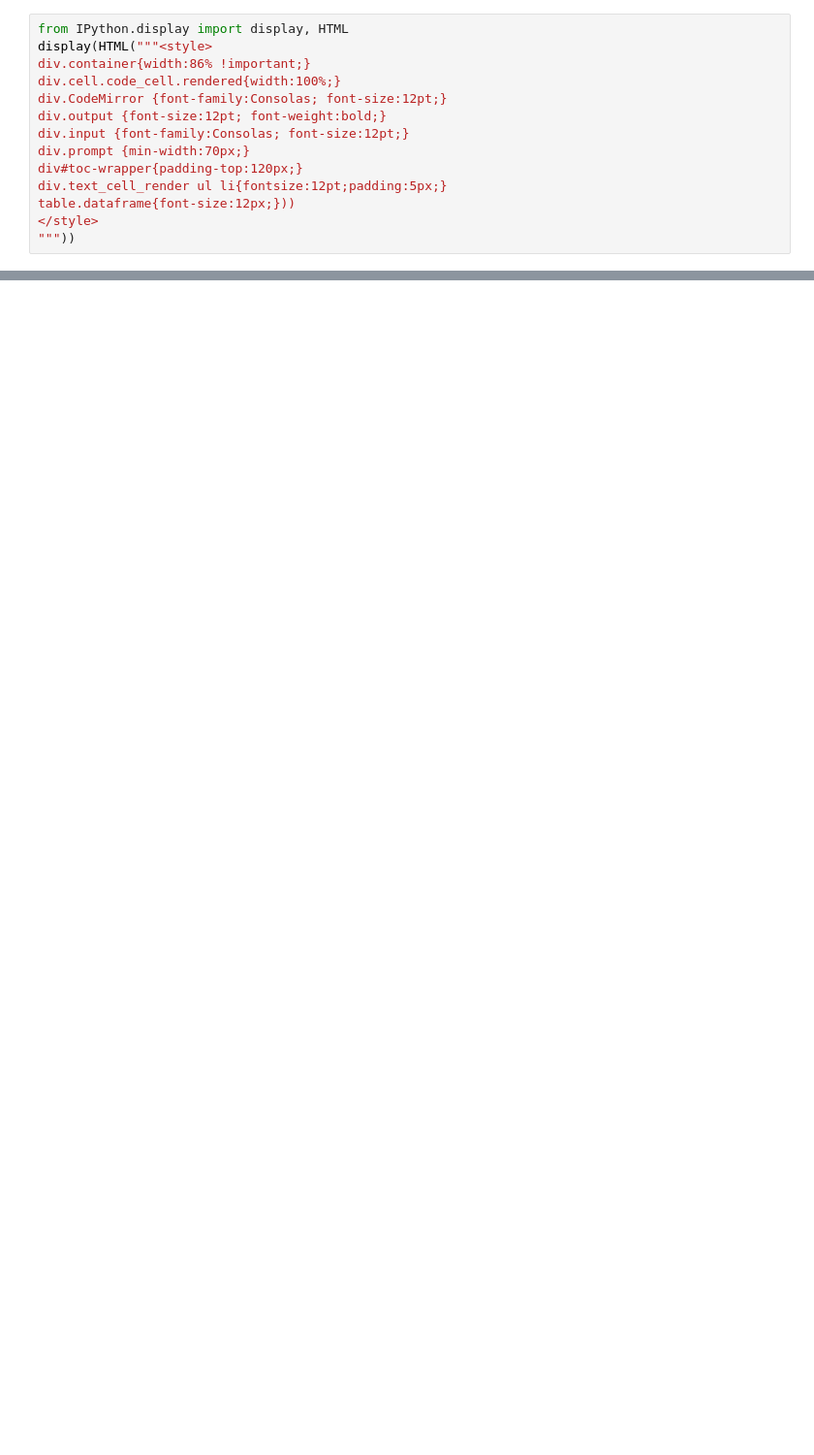
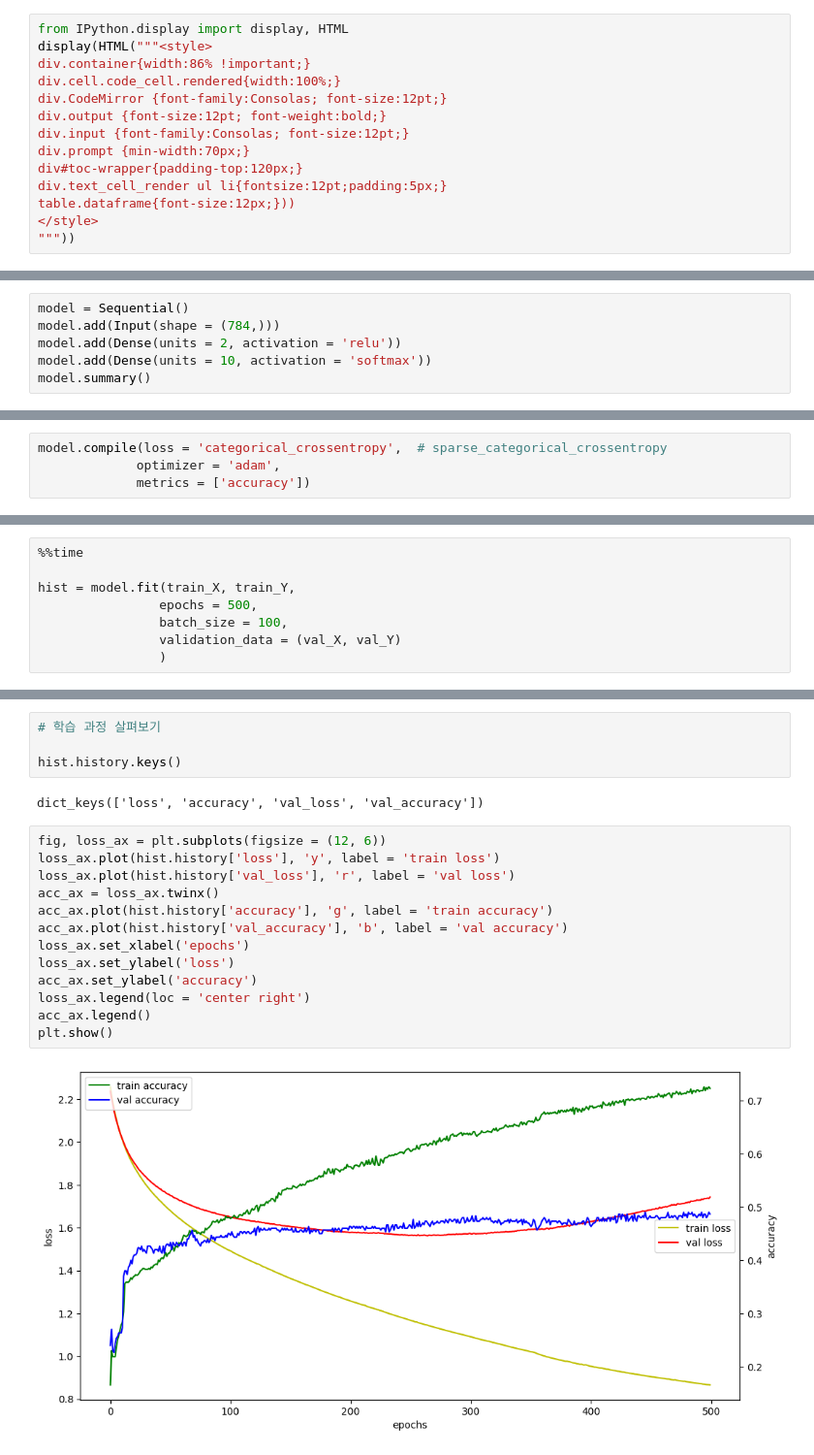
Before and after one commit to yongkoni/ai_x, a Jupyter notebook: source/05_DeepLearning/Ch08_DNN(딥러닝)_MNIST(손글씨데이터).ipynb, the cells around one changed output, grey strips where cells are left out. Shown at 97% size. Cells and saved outputs as stored; diff of their text form; blank space fills up the shorter version.

```diff
--- a/source/05_DeepLearning/Ch08_DNN(딥러닝)_MNIST(손글씨데이터).ipynb
+++ b/source/05_DeepLearning/Ch08_DNN(딥러닝)_MNIST(손글씨데이터).ipynb
@@ -29,0 +203,6 @@ data = np.loadtxt
+# %%
+model = Sequential()
+model.add(Input(shape = (784,)))
+model.add(Dense(units = 2, activation = 'relu'))
+model.add(Dense(units = 10, activation = 'softmax'))
+model.summary()
@@ -29,0 +225,4 @@ data = np.loadtxt
+# %%
+model.compile(loss = 'categorical_crossentropy',  # sparse_categorical_crossentropy
+             optimizer = 'adam',
+             metrics = ['accuracy'])
@@ -29,0 +231,8 @@ data = np.loadtxt
+# %%
+%%time
+
+hist = model.fit(train_X, train_Y,
+                epochs = 500,
+                batch_size = 100,
+                validation_data = (val_X, val_Y)
+                )
@@ -29,0 +257,21 @@ data = np.loadtxt
+# %%
+# 학습 과정 살펴보기
+
+hist.history.keys()
+# %% [output]
+dict_keys(['loss', 'accuracy', 'val_loss', 'val_accuracy'])
+# %%
+fig, loss_ax = plt.subplots(figsize = (12, 6))
+loss_ax.plot(hist.history['loss'], 'y', label = 'train loss')
+loss_ax.plot(hist.history['val_loss'], 'r', label = 'val loss')
+acc_ax = loss_ax.twinx()
+acc_ax.plot(hist.history['accuracy'], 'g', label = 'train accuracy')
+acc_ax.plot(hist.history['val_accuracy'], 'b', label = 'val accuracy')
+loss_ax.set_xlabel('epochs')
+loss_ax.set_ylabel('loss')
+acc_ax.set_ylabel('accuracy')
+loss_ax.legend(loc = 'center right')
+acc_ax.legend()
+plt.show()
+# %% [output]
+[figure, added]
```
Also changed, not shown: parts of 46 cells of this notebook, 24 other files.
